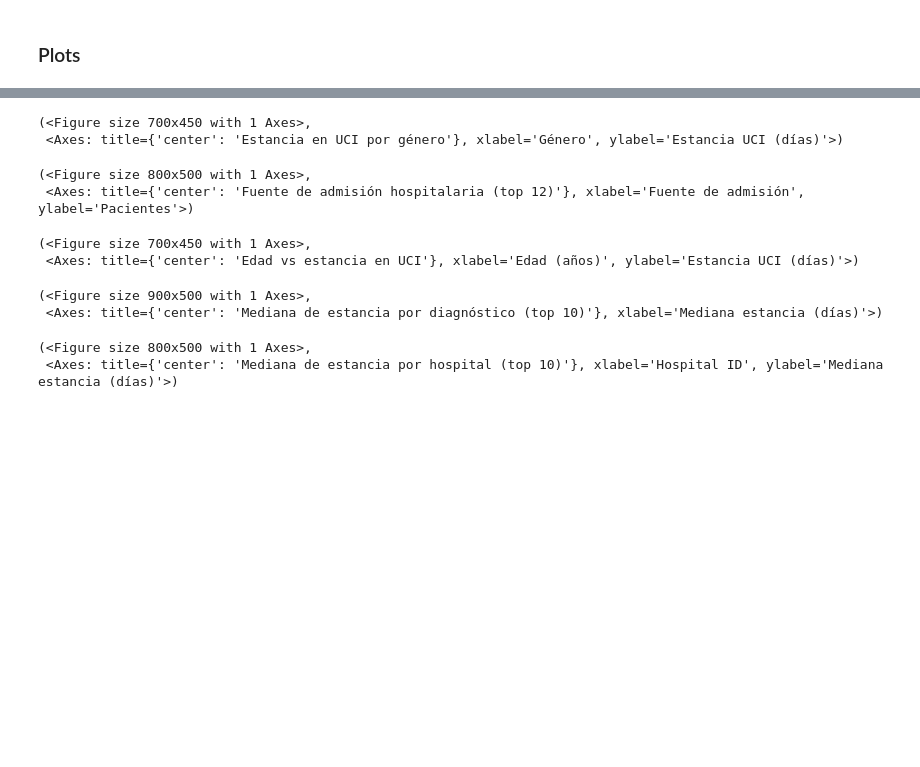
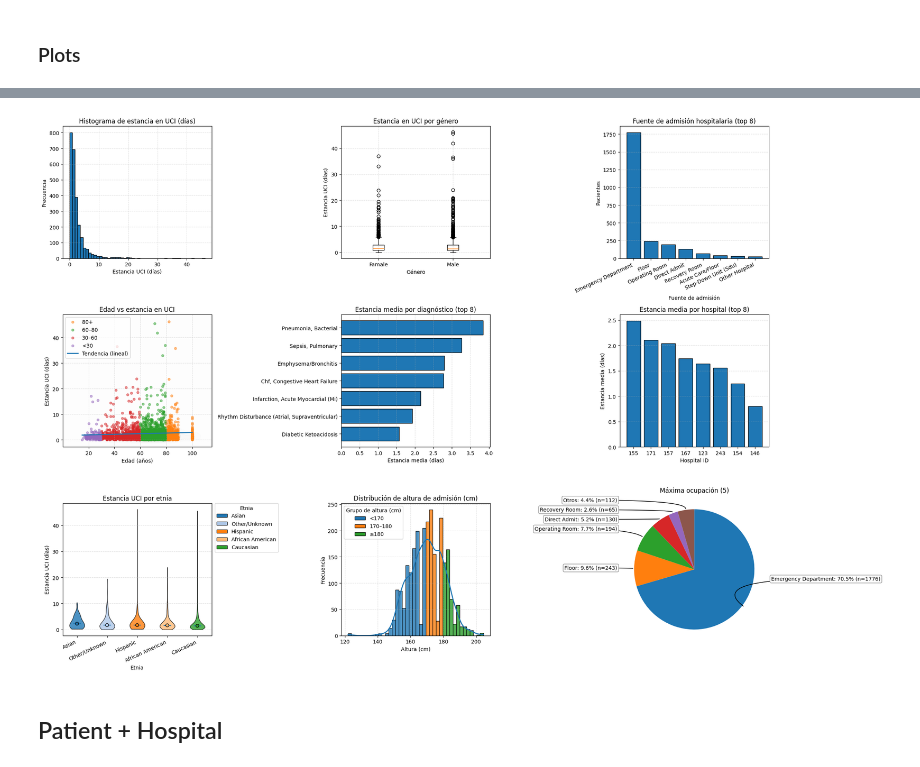
Before and after one commit to Cortijo02/VISDAT, a Jupyter notebook: app/src/plots.ipynb, the cells around one changed output, grey strips where cells are left out. Drawn from its saved outputs; the diff is of its cells as text; code cells hidden in the pictures; blank space fills up the shorter version.

```diff
--- a/app/src/plots.ipynb
+++ b/app/src/plots.ipynb
@@ -101,0 +182,20 @@ Index(['patientunitstayid', 'gender', 'age', 'ethnicity', 'hospitalid',
+# %%
+def plot_bar_admit_source(df: pd.DataFrame, top_n: int = 8, ax=None):
+    if "hospitaladmitsource" not in df.columns:
+        raise ValueError("Falta la columna 'hospitaladmitsource'.")
+    created = False
+    if ax is None:
+        fig, ax = plt.subplots(figsize=(8,5))
+        created = True
+    else:
+        fig = ax.figure
+
+    counts = df["hospitaladmitsource"].fillna("Desconocido").value_counts().head(top_n)
+    ax.bar(counts.index, counts.values, edgecolor="black")
+    ax.set_title(f"Fuente de admisión hospitalaria (top {top_n})")
+    ax.set_xlabel("Fuente de admisión")
+    ax.set_ylabel("Pacientes")
+    ax.grid(True, axis="y", linestyle="--", alpha=0.4)
+    plt.setp(ax.get_xticklabels(), rotation=25, ha="right")
+    if created: fig.tight_layout()
+    return fig, ax
@@ -101,0 +324,22 @@ Index(['patientunitstayid', 'gender', 'age', 'ethnicity', 'hospitalid',
+# %%
+def plot_bar_mean_by_hospital(df: pd.DataFrame, top_n: int = 8, ax=None):
+    if "hospitalid" not in df.columns:
+        raise ValueError("Falta la columna 'hospitalid'.")
+    created = False
+    if ax is None:
+        fig, ax = plt.subplots(figsize=(8,5))
+        created = True
+    else:
+        fig = ax.figure
+
+    top = top_n_index(df["hospitalid"], n=top_n)
+    tmp = df[df["hospitalid"].isin(top)].copy()
+    med = (tmp.groupby("hospitalid")["icu_los_days"]
+              .mean().sort_values(ascending=False))
+    ax.bar(med.index.astype(str), med.values, edgecolor="black")
+    ax.set_title(f"Estancia media por hospital (top {top_n})")
+    ax.set_xlabel("Hospital ID")
+    ax.set_ylabel("Estancia media (días)")
+    ax.grid(True, axis="y", linestyle="--", alpha=0.4)
+    if created: fig.tight_layout()
+    return fig, ax
@@ -304,25 +651,6 @@ plot_hist_los(df_patient)
-# %%
-plot_box_by_gender(df_patient)
-# %% [output]
-(<Figure size 700x450 with 1 Axes>,
- <Axes: title={'center': 'Estancia en UCI por género'}, xlabel='Género', ylabel='Estancia UCI (días)'>)
-# %%
-plot_bar_admit_source(df_patient)
-# %% [output]
-(<Figure size 800x500 with 1 Axes>,
- <Axes: title={'center': 'Fuente de admisión hospitalaria (top 12)'}, xlabel='Fuente de admisión', ylabel='Pacientes'>)
-# %%
-plot_scatter_age_los(df_patient)
-# %% [output]
-(<Figure size 700x450 with 1 Axes>,
- <Axes: title={'center': 'Edad vs estancia en UCI'}, xlabel='Edad (años)', ylabel='Estancia UCI (días)'>)
-# %%
-plot_bar_median_by_dx(df_patient)
-# %% [output]
-(<Figure size 900x500 with 1 Axes>,
- <Axes: title={'center': 'Mediana de estancia por diagnóstico (top 10)'}, xlabel='Mediana estancia (días)'>)
-# %%
-plot_bar_median_by_hospital(df_patient)
-# %% [output]
-(<Figure size 800x500 with 1 Axes>,
- <Axes: title={'center': 'Mediana de estancia por hospital (top 10)'}, xlabel='Hospital ID', ylabel='Mediana estancia (días)'>)
+# %%
+plot_dashboard_3x3(df_patient);
+# %% [output]
+[figure, added]
+# %% [markdown]
+## Patient + Hospital
```
Also changed, not shown: parts of 31 cells of this notebook, 12 other files.
